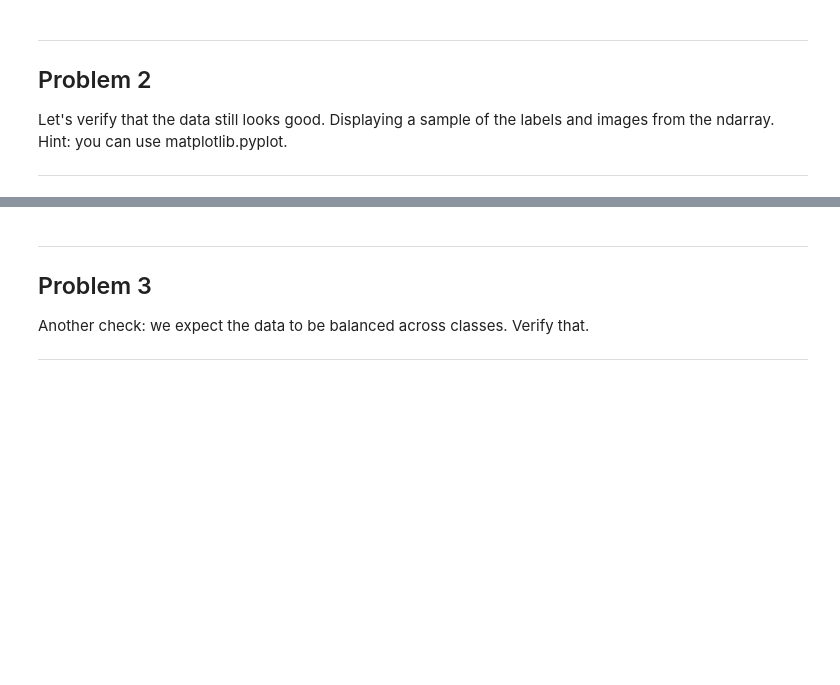
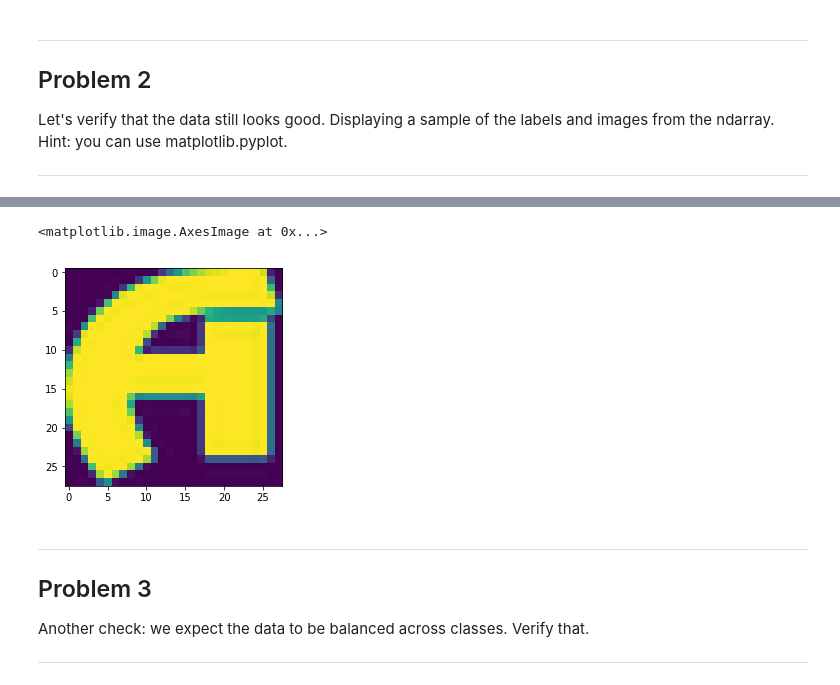
Before and after one commit to antonpetkoff/machine-learning, a Jupyter notebook: deep-learning/1_notmnist.ipynb, the cells around one changed output, grey strips where cells are left out. Drawn from its saved outputs; the diff is of its cells as text; code cells hidden in the pictures; blank space fills up the shorter version.

```diff
--- a/deep-learning/1_notmnist.ipynb
+++ b/deep-learning/1_notmnist.ipynb
@@ -199,3 +204,8 @@ Problem 2
 Let's verify that the data still looks good. Displaying a sample of the labels and images from the ndarray. Hint: you can use matplotlib.pyplot.
 
 ---
+# %%
+with open('notMNIST_small/A.pickle', 'rb') as f:
+    dataset = pickle.load(f)
+    print(dataset)
+    sample = dataset[1]
@@ -202,3 +230,9 @@ Let's verify that the data still looks good. Displaying a sample of the labels a
+# %%
+sample = dataset[1]
+plt.imshow(sample)
+# %% [output]
+<matplotlib.image.AxesImage at 0x...>
+[figure, added]
 # %% [markdown]
 ---
 Problem 3
```
Also changed, not shown: parts of 5 cells of this notebook.
